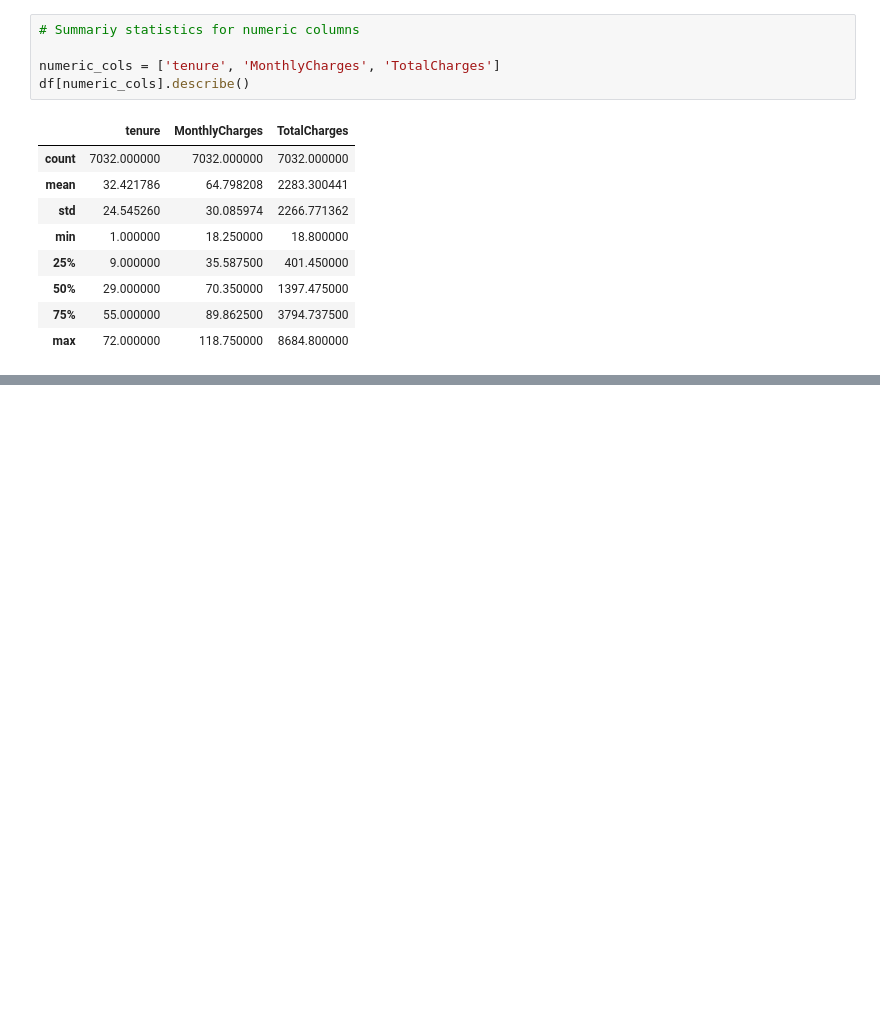
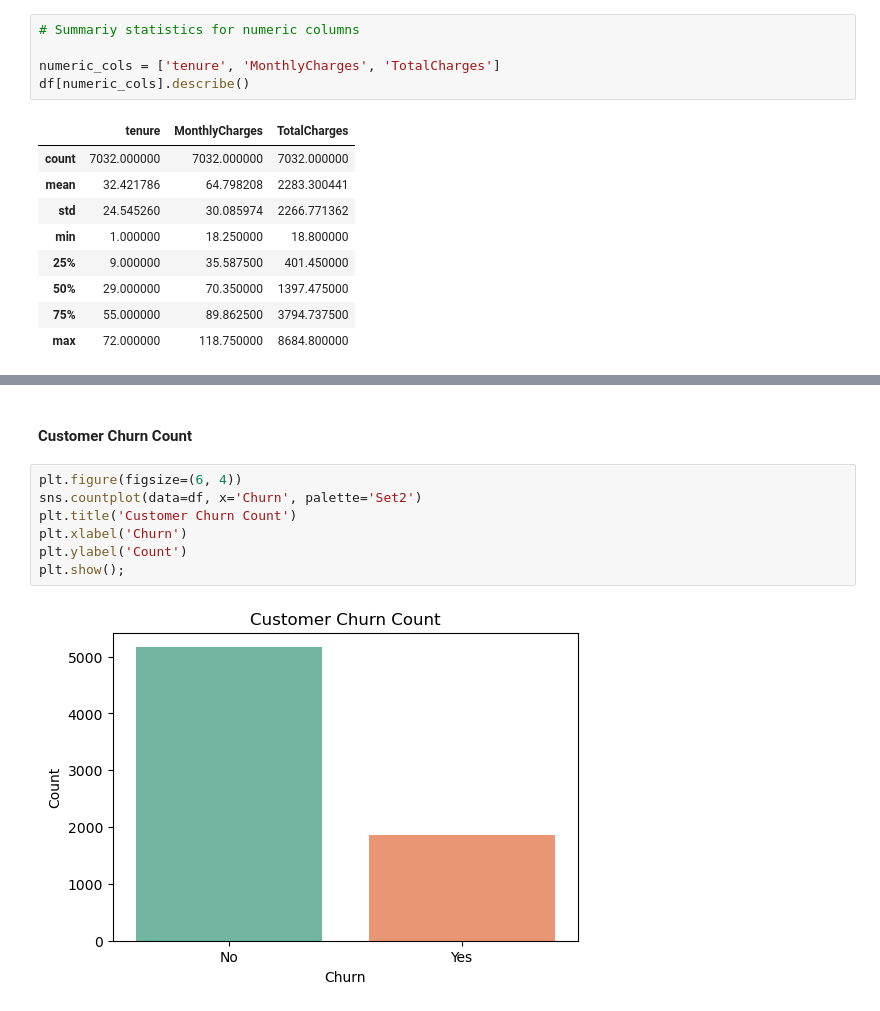
Before and after one commit to Daniel-Muruthi/telecom-churn-prediction, a Jupyter notebook: index.ipynb, the cells around one changed output, grey strips where cells are left out. Saved outputs shown, nothing was run; the diff lists cells and outputs as text; blank space fills up the shorter version.

```diff
--- a/index.ipynb
+++ b/index.ipynb
@@ -217,0 +219,11 @@ string_cols
+# %% [markdown]
+#### **Customer Churn Count**
+# %%
+plt.figure(figsize=(6, 4))
+sns.countplot(data=df, x='Churn', palette='Set2')
+plt.title('Customer Churn Count')
+plt.xlabel('Churn')
+plt.ylabel('Count')
+plt.show();
+# %% [output]
+[figure, added]
```
Also changed, not shown: parts of 18 cells of this notebook.
